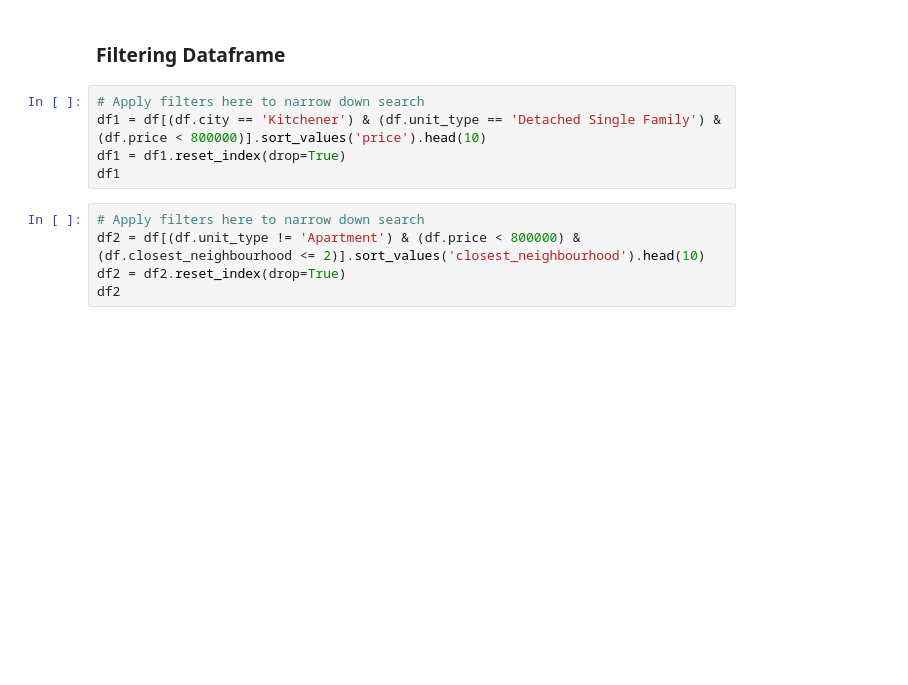
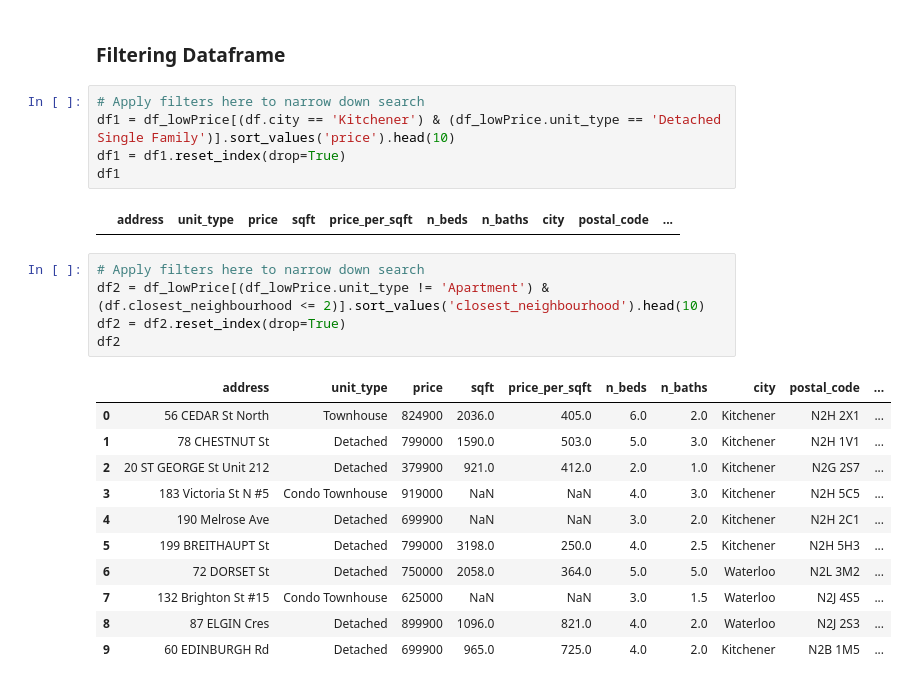
Before and after one commit to ColombianHeat/Misc, a Jupyter notebook: houses.ipynb, the cells around one changed output. Saved outputs shown, nothing was run; the diff lists cells and outputs as text; blank space fills up the shorter version.

```diff
--- a/houses.ipynb
+++ b/houses.ipynb
@@ -190,11 +264,25 @@ df.describe(include='object')
 ### Filtering Dataframe
 # %%
 # Apply filters here to narrow down search
-df1 = df[(df.city == 'Kitchener') & (df.unit_type == 'Detached Single Family') & (df.price < 800000)].sort_values('price').head(10)
+df1 = df_lowPrice[(df.city == 'Kitchener') & (df_lowPrice.unit_type == 'Detached Single Family')].sort_values('price').head(10)
 df1 = df1.reset_index(drop=True)
 df1
+# %% [output]
+|  | address | unit_type | price | sqft | price_per_sqft | n_beds | n_baths | city | postal_code | ... |
 # %%
 # Apply filters here to narrow down search
-df2 = df[(df.unit_type != 'Apartment') & (df.price < 800000) & (df.closest_neighbourhood <= 2)].sort_values('closest_neighbourhood').head(10)
+df2 = df_lowPrice[(df_lowPrice.unit_type != 'Apartment') & (df.closest_neighbourhood <= 2)].sort_values('closest_neighbourhood').head(10)
 df2 = df2.reset_index(drop=True)
 df2
+# %% [output]
+|  | address | unit_type | price | sqft | price_per_sqft | n_beds | n_baths | city | postal_code | ... |
+| 0 | 56 CEDAR St North | Townhouse | 824900 | 2036.0 | 405.0 | 6.0 | 2.0 | Kitchener | N2H 2X1 | ... |
+| 1 | 78 CHESTNUT St | Detached | 799000 | 1590.0 | 503.0 | 5.0 | 3.0 | Kitchener | N2H 1V1 | ... |
+| 2 | 20 ST GEORGE St Unit 212 | Detached | 379900 | 921.0 | 412.0 | 2.0 | 1.0 | Kitchener | N2G 2S7 | ... |
+| 3 | 183 Victoria St N #5 | Condo Townhouse | 919000 | NaN | NaN | 4.0 | 3.0 | Kitchener | N2H 5C5 | ... |
+| 4 | 190 Melrose Ave | Detached | 699900 | NaN | NaN | 3.0 | 2.0 | Kitchener | N2H 2C1 | ... |
+| 5 | 199 BREITHAUPT St | Detached | 799000 | 3198.0 | 250.0 | 4.0 | 2.5 | Kitchener | N2H 5H3 | ... |
+| 6 | 72 DORSET St | Detached | 750000 | 2058.0 | 364.0 | 5.0 | 5.0 | Waterloo | N2L 3M2 | ... |
+| 7 | 132 Brighton St #15 | Condo Townhouse | 625000 | NaN | NaN | 3.0 | 1.5 | Waterloo | N2J 4S5 | ... |
+| 8 | 87 ELGIN Cres | Detached | 899900 | 1096.0 | 821.0 | 4.0 | 2.0 | Waterloo | N2J 2S3 | ... |
+| 9 | 60 EDINBURGH Rd | Detached | 699900 | 965.0 | 725.0 | 4.0 | 2.0 | Kitchener | N2B 1M5 | ... |
```
Also changed, not shown: parts of 12 cells of this notebook.
